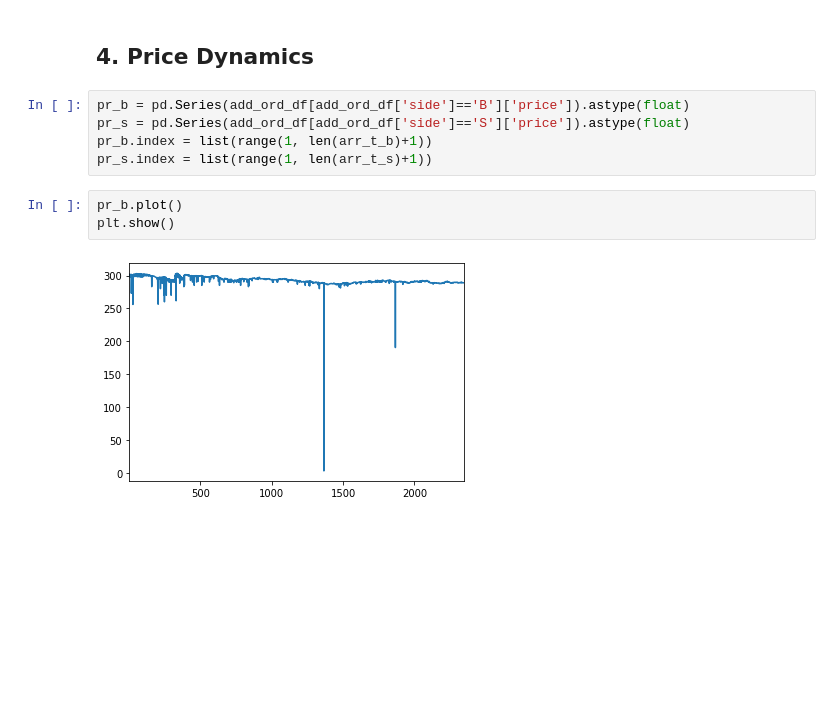
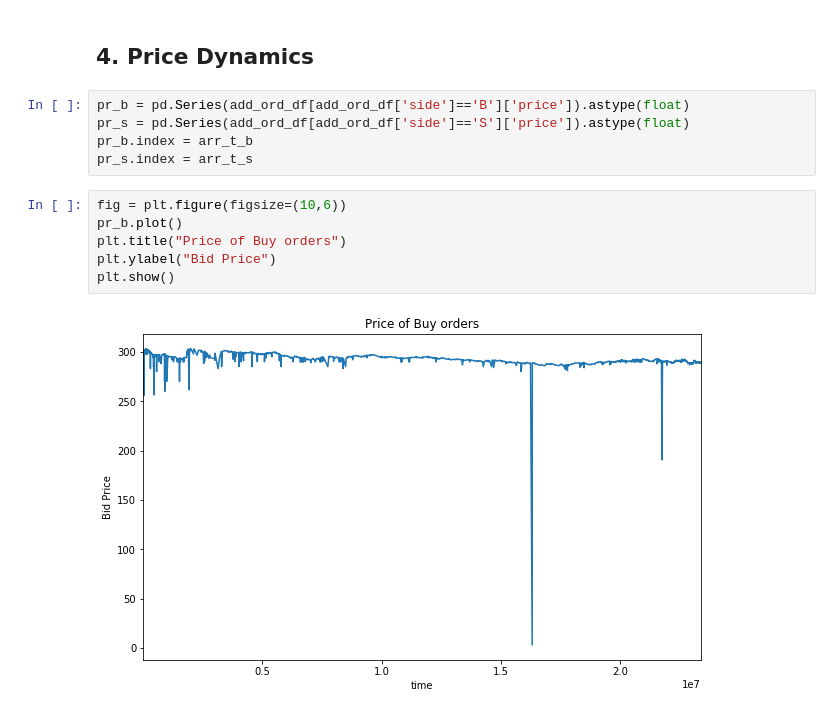
Before and after one commit to RSB-Balaji/SimulatedExchange, a Jupyter notebook: Insights.ipynb, the cells around one changed output. Saved outputs shown, nothing was run; the diff lists cells and outputs as text; blank space fills up the shorter version.

```diff
--- a/Insights.ipynb
+++ b/Insights.ipynb
@@ -291,10 +320,13 @@ plt.show()
 # %%
 pr_b = pd.Series(add_ord_df[add_ord_df['side']=='B']['price']).astype(float)
 pr_s = pd.Series(add_ord_df[add_ord_df['side']=='S']['price']).astype(float)
-pr_b.index = list(range(1, len(arr_t_b)+1))
-pr_s.index = list(range(1, len(arr_t_s)+1))
+pr_b.index = arr_t_b
+pr_s.index = arr_t_s
-# %%
-pr_b.plot()
-plt.show()
-# %% [output]
-[figure, removed]
+# %%
+fig = plt.figure(figsize=(10,6))
+pr_b.plot()
+plt.title("Price of Buy orders")
+plt.ylabel("Bid Price")
+plt.show()
+# %% [output]
+[figure, added]
```
Also changed, not shown: parts of 13 cells of this notebook.
